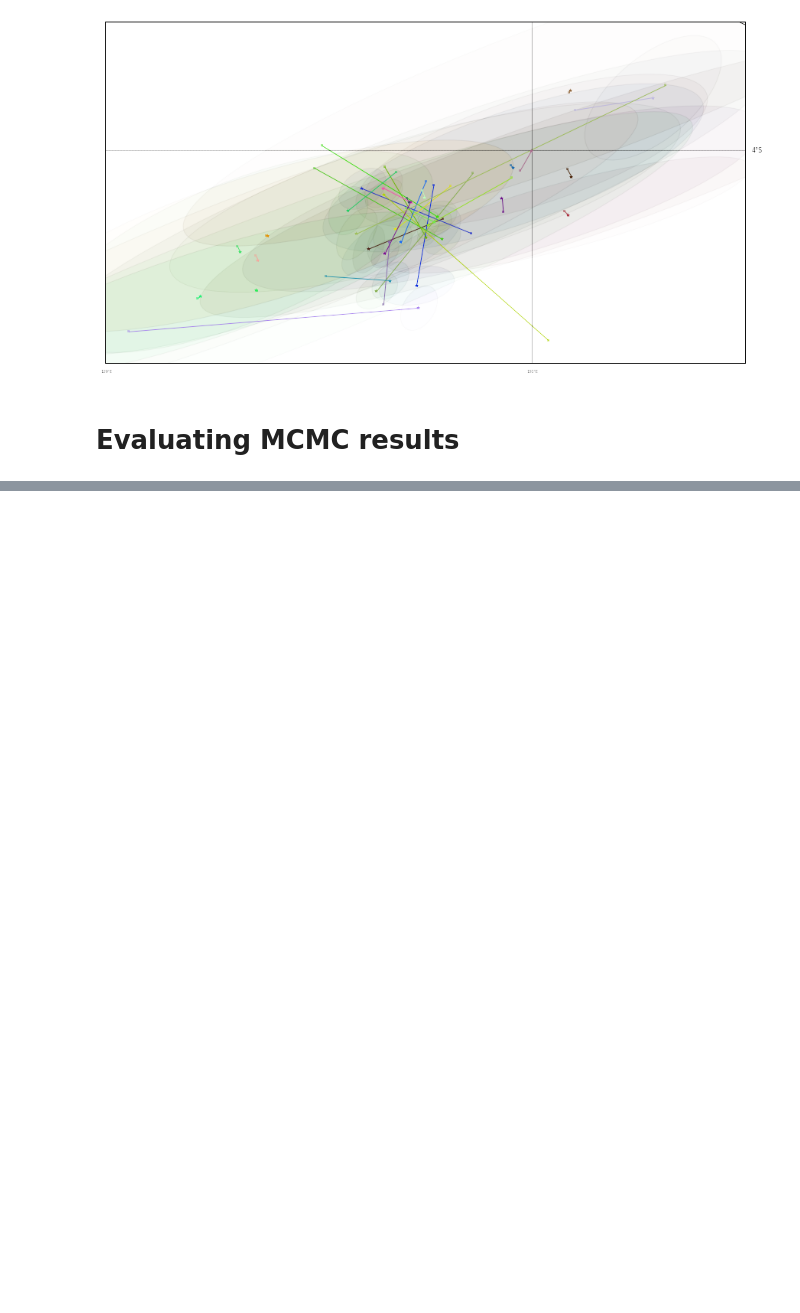
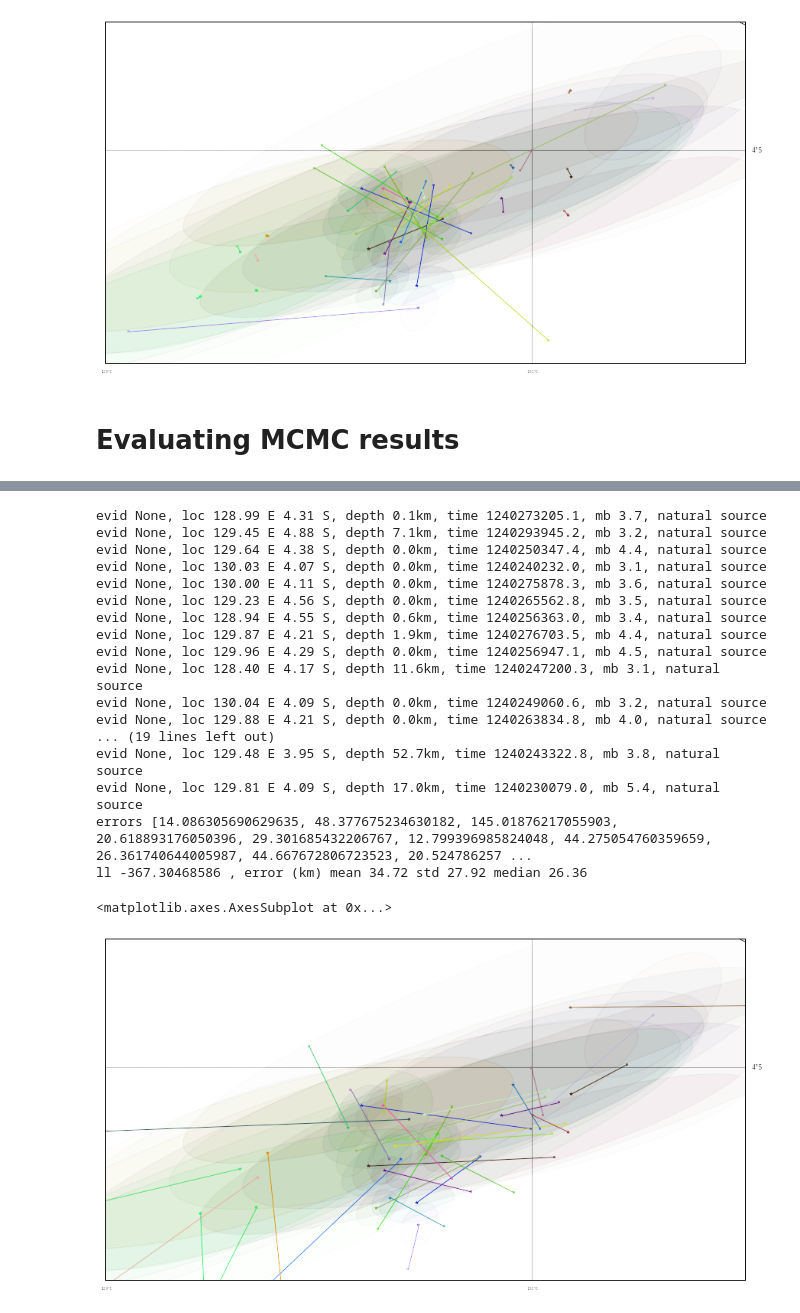
Before and after one commit to davmre/sigvisa, a Jupyter notebook: notebooks/bayesdd_on_real_events.ipynb, the cells around one changed output, grey strips where cells are left out. Drawn from its saved outputs; the diff is of its cells as text; code cells hidden in the pictures; blank space fills up the shorter version.

```diff
--- a/notebooks/bayesdd_on_real_events.ipynb
+++ b/notebooks/bayesdd_on_real_events.ipynb
@@ -689,0 +756,23 @@ ll -529.265883172 , error (km) mean 45.73 std 45.64 median 21.61
+# %%
+everything_mcmc_evs = load_posterior_means(mcmc_run=1751, burnin=300)
+plot_evs(everything_mcmc_evs)
+# %% [output]
+evid None, loc 128.99 E 4.31 S, depth 0.1km, time 1240273205.1, mb 3.7, natural source
+evid None, loc 129.45 E 4.88 S, depth 7.1km, time 1240293945.2, mb 3.2, natural source
+evid None, loc 129.64 E 4.38 S, depth 0.0km, time 1240250347.4, mb 4.4, natural source
+evid None, loc 130.03 E 4.07 S, depth 0.0km, time 1240240232.0, mb 3.1, natural source
+evid None, loc 130.00 E 4.11 S, depth 0.0km, time 1240275878.3, mb 3.6, natural source
+evid None, loc 129.23 E 4.56 S, depth 0.0km, time 1240265562.8, mb 3.5, natural source
+evid None, loc 128.94 E 4.55 S, depth 0.6km, time 1240256363.0, mb 3.4, natural source
+evid None, loc 129.87 E 4.21 S, depth 1.9km, time 1240276703.5, mb 4.4, natural source
+evid None, loc 129.96 E 4.29 S, depth 0.0km, time 1240256947.1, mb 4.5, natural source
+evid None, loc 128.40 E 4.17 S, depth 11.6km, time 1240247200.3, mb 3.1, natural source
+evid None, loc 130.04 E 4.09 S, depth 0.0km, time 1240249060.6, mb 3.2, natural source
+evid None, loc 129.88 E 4.21 S, depth 0.0km, time 1240263834.8, mb 4.0, natural source
+... (19 lines left out)
+evid None, loc 129.48 E 3.95 S, depth 52.7km, time 1240243322.8, mb 3.8, natural source
+evid None, loc 129.81 E 4.09 S, depth 17.0km, time 1240230079.0, mb 5.4, natural source
+errors [14.086305690629635, 48.377675234630182, 145.01876217055903, 20.618893176050396, 29.301685432206767, 12.799396985824048, 44.275054760359659, 26.361740644005987, 44.667672806723523, 20.524786257 ...
+ll -367.30468586 , error (km) mean 34.72 std 27.92 median 26.36
+<matplotlib.axes.AxesSubplot at 0x...>
+[figure, added]
```
Also changed, not shown: parts of 7 cells of this notebook, 9 other files.
